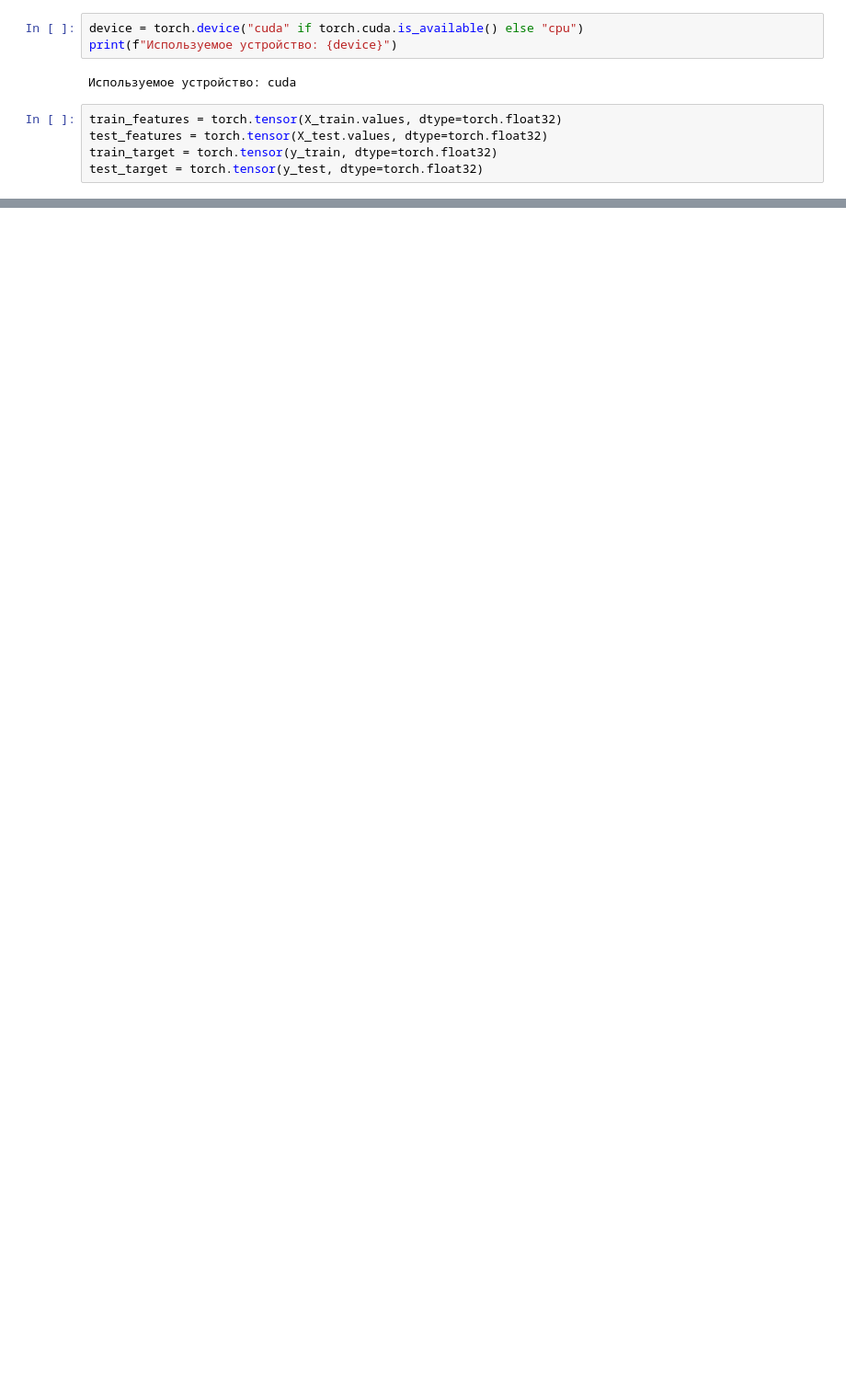
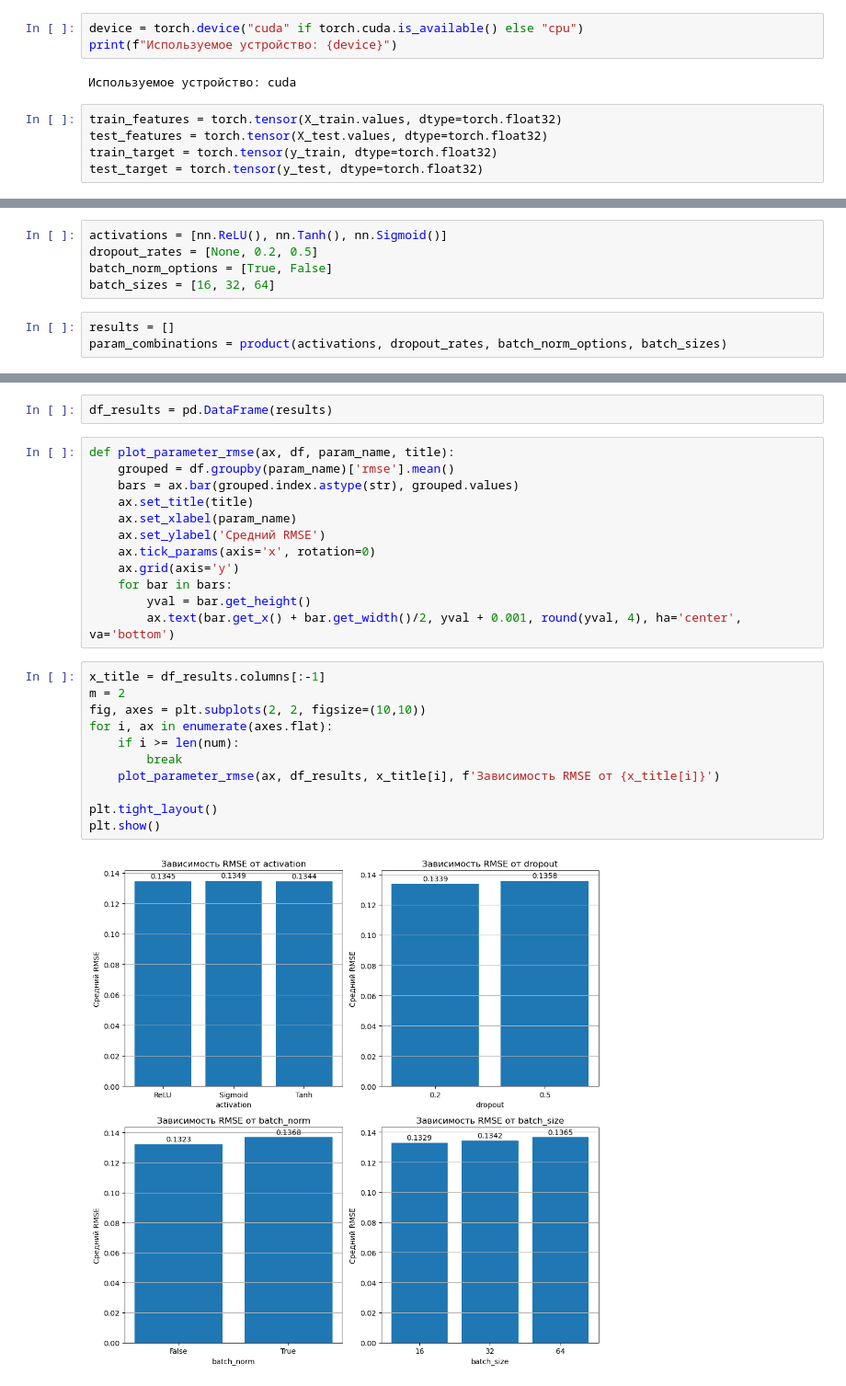
Before and after one commit to EugeneSt27/Machine-learning, a Jupyter notebook: Lab5/Lab5.ipynb, the cells around one changed output, grey strips where cells are left out. Shown: that part at 92% size. Drawn from its saved outputs; the diff is of its cells as text; blank space fills up the shorter version.

```diff
--- a/Lab5/Lab5.ipynb
+++ b/Lab5/Lab5.ipynb
@@ -391,0 +449,8 @@ plt.show()
+# %%
+activations = [nn.ReLU(), nn.Tanh(), nn.Sigmoid()]
+dropout_rates = [None, 0.2, 0.5]
+batch_norm_options = [True, False]
+batch_sizes = [16, 32, 64]
+# %%
+results = []
+param_combinations = product(activations, dropout_rates, batch_norm_options, batch_sizes)
@@ -391,0 +498,27 @@ plt.show()
+# %%
+df_results = pd.DataFrame(results)
+# %%
+def plot_parameter_rmse(ax, df, param_name, title):
+    grouped = df.groupby(param_name)['rmse'].mean()
+    bars = ax.bar(grouped.index.astype(str), grouped.values)
+    ax.set_title(title)
+    ax.set_xlabel(param_name)
+    ax.set_ylabel('Средний RMSE')
+    ax.tick_params(axis='x', rotation=0)
+    ax.grid(axis='y')
+    for bar in bars:
+        yval = bar.get_height()
+        ax.text(bar.get_x() + bar.get_width()/2, yval + 0.001, round(yval, 4), ha='center', va='bottom')
+# %%
+x_title = df_results.columns[:-1]
+m = 2
+fig, axes = plt.subplots(2, 2, figsize=(10,10))
+for i, ax in enumerate(axes.flat):
+    if i >= len(num):
+        break
+    plot_parameter_rmse(ax, df_results, x_title[i], f'Зависимость RMSE от {x_title[i]}')
+
+plt.tight_layout()
+plt.show()
+# %% [output]
+[figure, added]
```
Also changed, not shown: parts of 26 cells of this notebook.
